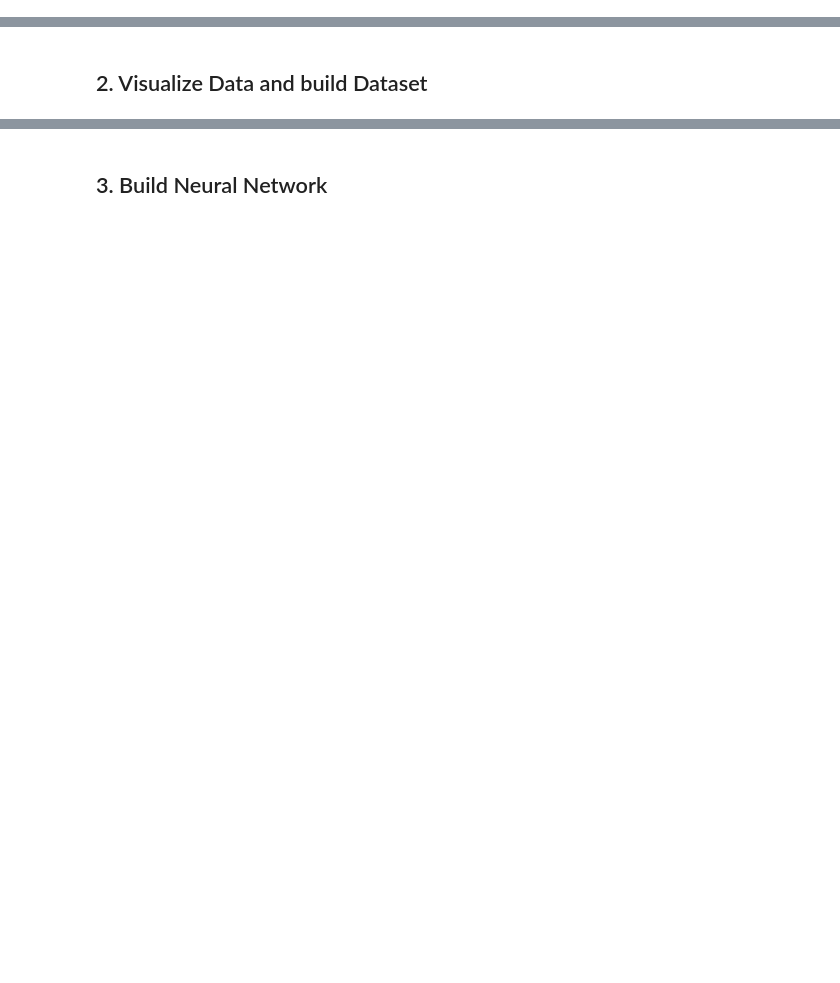
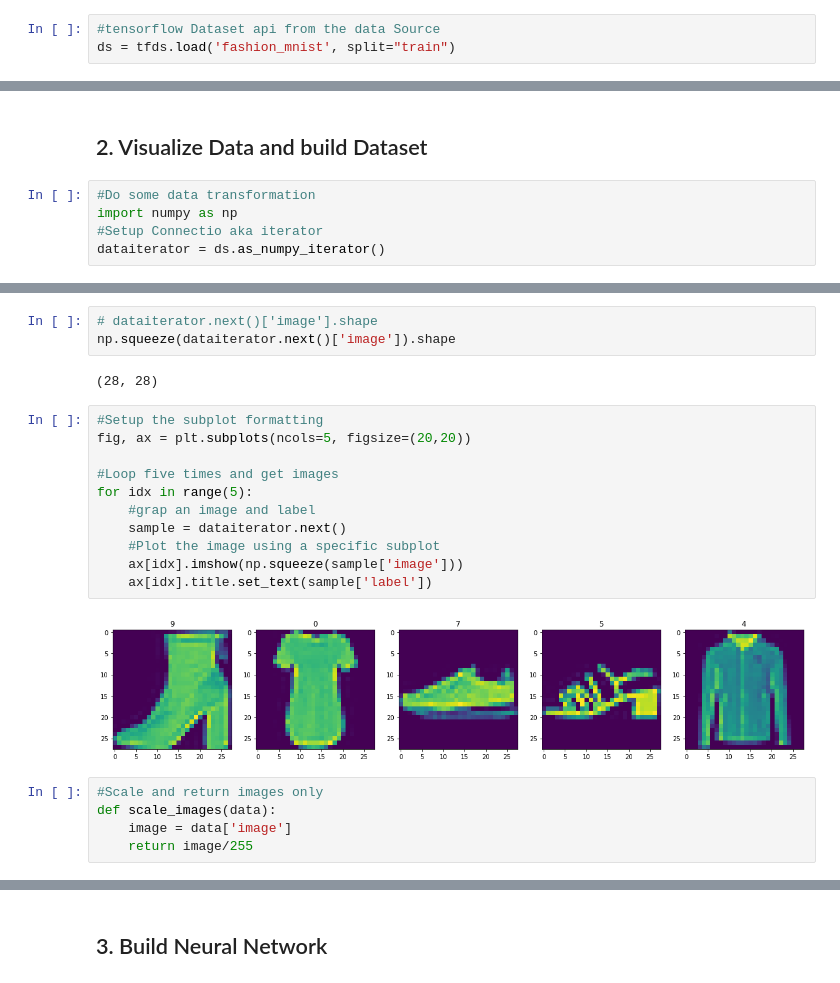
Before and after one commit to imdadulhaque1/Learning-GAN, a Jupyter notebook: GAN-intermediate-Learning.ipynb, the cells around one changed output, grey strips where cells are left out. Saved outputs shown, nothing was run; the diff lists cells and outputs as text; blank space fills up the shorter version.

Commit message:
Scale and return the images and reload the dataset

```diff
--- a/GAN-intermediate-Learning.ipynb
+++ b/GAN-intermediate-Learning.ipynb
@@ -68,0 +52,3 @@ import tensorflow as tf
+# %%
+#tensorflow Dataset api from the data Source
+ds = tfds.load('fashion_mnist', split="train")
@@ -69,2 +77,7 @@ import tensorflow as tf
 # %% [markdown]
 ## 2. Visualize Data and build Dataset
+# %%
+#Do some data transformation
+import numpy as np
+#Setup Connectio aka iterator
+dataiterator = ds.as_numpy_iterator()
@@ -70,0 +105,23 @@ import tensorflow as tf
+# %%
+# dataiterator.next()['image'].shape
+np.squeeze(dataiterator.next()['image']).shape
+# %% [output]
+(28, 28)
+# %%
+#Setup the subplot formatting
+fig, ax = plt.subplots(ncols=5, figsize=(20,20))
+
+#Loop five times and get images
+for idx in range(5):
+    #grap an image and label
+    sample = dataiterator.next()
+    #Plot the image using a specific subplot
+    ax[idx].imshow(np.squeeze(sample['image']))
+    ax[idx].title.set_text(sample['label'])
+# %% [output]
+[figure, added]
+# %%
+#Scale and return images only
+def scale_images(data):
+    image = data['image']
+    return image/255
```
Also changed, not shown: parts of 12 cells of this notebook, 5 other files.
